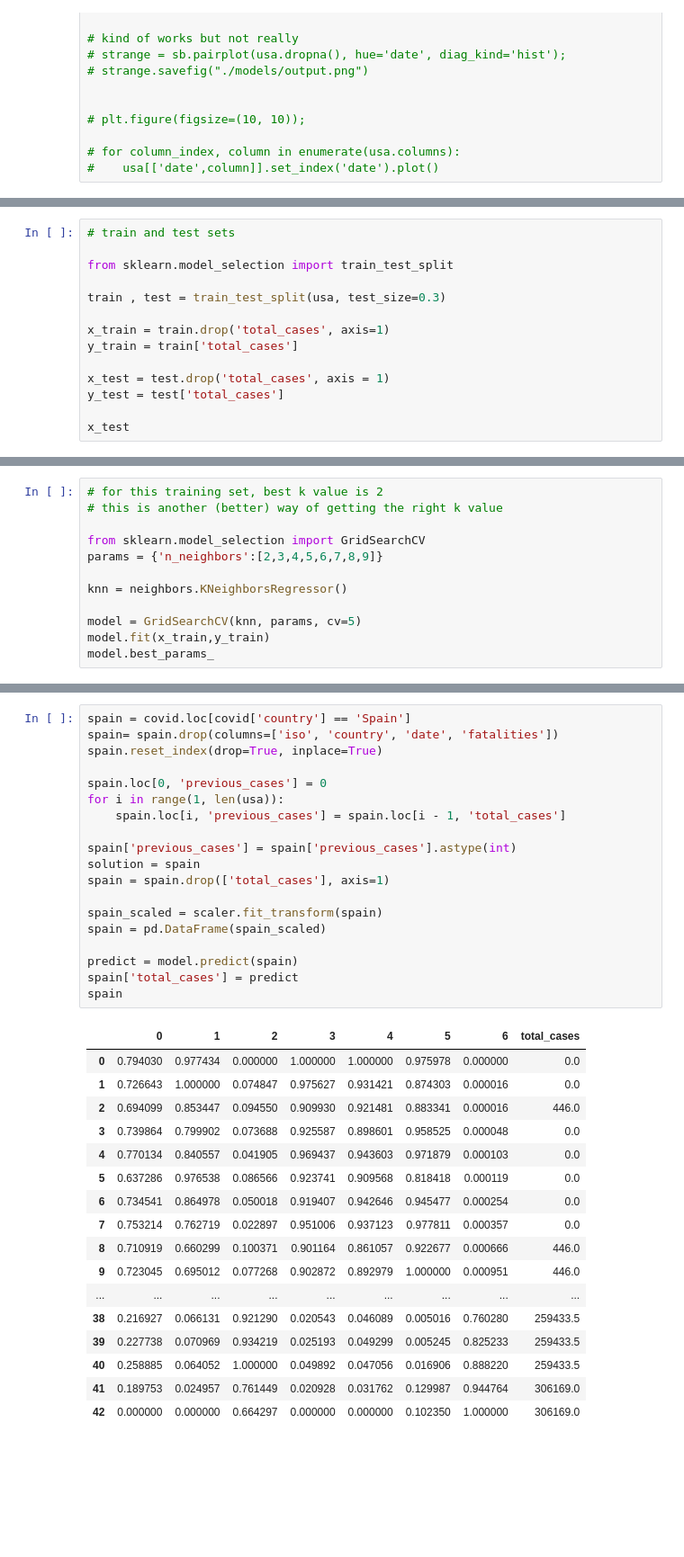
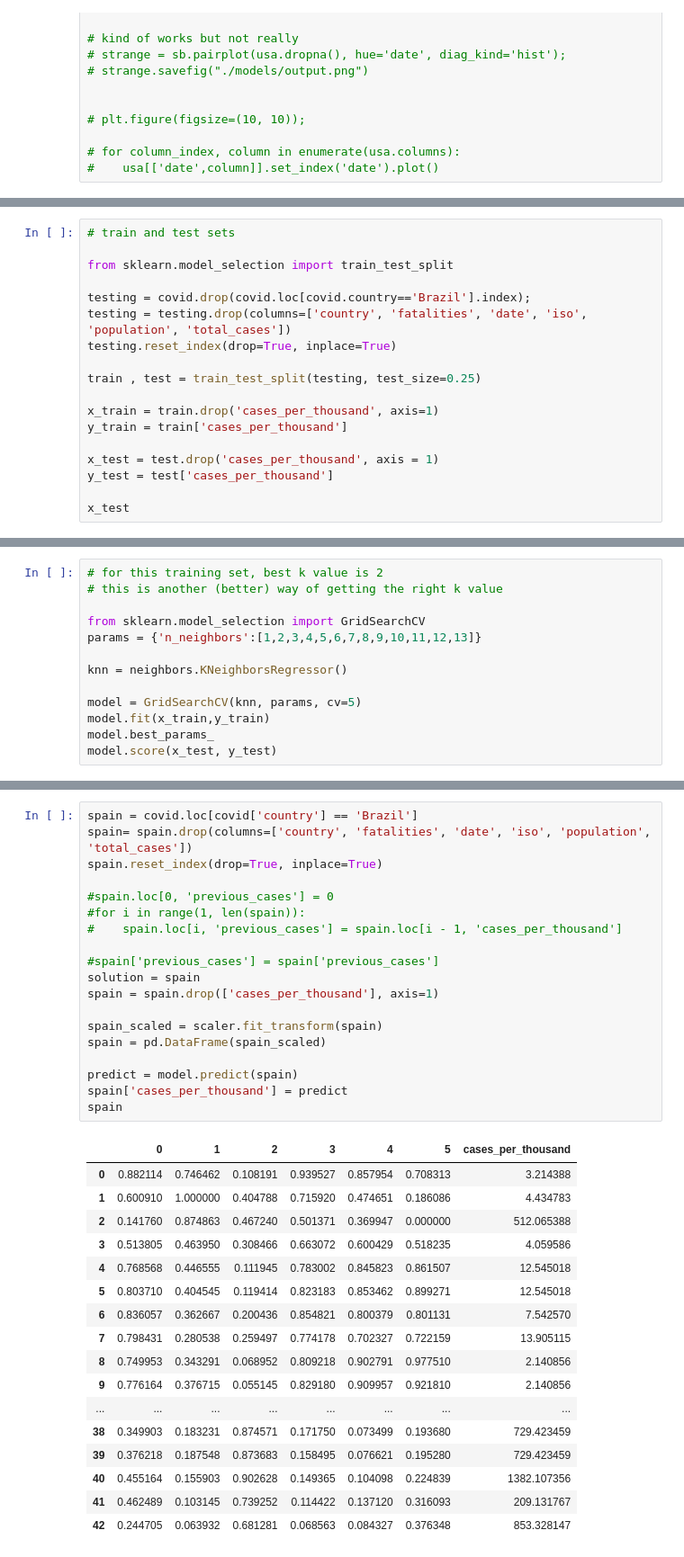
Before and after one commit to anamarisamacedo/FEUP-IART, a Jupyter notebook: TP2/DataScience/Untitled1.ipynb, the cells around one changed output, grey strips where cells are left out. Shown at 90% size. Saved outputs shown, nothing was run; the diff lists cells and outputs as text; blank space fills up the shorter version.

```diff
--- a/TP2/DataScience/Untitled1.ipynb
+++ b/TP2/DataScience/Untitled1.ipynb
@@ -79,13 +67,17 @@ usa
 
 from sklearn.model_selection import train_test_split
 
-train , test = train_test_split(usa, test_size=0.3)
+testing = covid.drop(covid.loc[covid.country=='Brazil'].index);
+testing = testing.drop(columns=['country', 'fatalities', 'date', 'iso', 'population', 'total_cases'])
+testing.reset_index(drop=True, inplace=True)
 
-x_train = train.drop('total_cases', axis=1)
-y_train = train['total_cases']
+train , test = train_test_split(testing, test_size=0.25)
 
-x_test = test.drop('total_cases', axis = 1)
-y_test = test['total_cases']
+x_train = train.drop('cases_per_thousand', axis=1)
+y_train = train['cases_per_thousand']
+
+x_test = test.drop('cases_per_thousand', axis = 1)
+y_test = test['cases_per_thousand']
 
 x_test
 # %% [output]
@@ -182,11 +171,12 @@ RMSE value for k=  20 is: 63841.60231460783
 # this is another (better) way of getting the right k value
 
 from sklearn.model_selection import GridSearchCV
-params = {'n_neighbors':[2,3,4,5,6,7,8,9]}
+params = {'n_neighbors':[1,2,3,4,5,6,7,8,9,10,11,12,13]}
 
 knn = neighbors.KNeighborsRegressor()
 
 model = GridSearchCV(knn, params, cv=5)
 model.fit(x_train,y_train)
 model.best_params_
+model.score(x_test, y_test)
 # %% [output]
@@ -194,37 +184,37 @@ model.best_params_
 # %%
-spain = covid.loc[covid['country'] == 'Spain']
-spain= spain.drop(columns=['iso', 'country', 'date', 'fatalities'])
+spain = covid.loc[covid['country'] == 'Brazil']
+spain= spain.drop(columns=['country', 'fatalities', 'date', 'iso', 'population', 'total_cases'])
 spain.reset_index(drop=True, inplace=True)
 
-spain.loc[0, 'previous_cases'] = 0
-for i in range(1, len(usa)):
-    spain.loc[i, 'previous_cases'] = spain.loc[i - 1, 'total_cases']
+#spain.loc[0, 'previous_cases'] = 0
+#for i in range(1, len(spain)):
+#    spain.loc[i, 'previous_cases'] = spain.loc[i - 1, 'cases_per_thousand']
 
-spain['previous_cases'] = spain['previous_cases'].astype(int)
+#spain['previous_cases'] = spain['previous_cases']
 solution = spain
-spain = spain.drop(['total_cases'], axis=1)
+spain = spain.drop(['cases_per_thousand'], axis=1)
 
 spain_scaled = scaler.fit_transform(spain)
 spain = pd.DataFrame(spain_scaled)
 
 predict = model.predict(spain)
-spain['total_cases'] = predict
+spain['cases_per_thousand'] = predict
 spain
 # %% [output]
-|  | 0 | 1 | 2 | 3 | 4 | 5 | 6 | total_cases |
-| 0 | 0.794030 | 0.977434 | 0.000000 | 1.000000 | 1.000000 | 0.975978 | 0.000000 | 0.0 |
-| 1 | 0.726643 | 1.000000 | 0.074847 | 0.975627 | 0.931421 | 0.874303 | 0.000016 | 0.0 |
-| 2 | 0.694099 | 0.853447 | 0.094550 | 0.909930 | 0.921481 | 0.883341 | 0.000016 | 446.0 |
-| 3 | 0.739864 | 0.799902 | 0.073688 | 0.925587 | 0.898601 | 0.958525 | 0.000048 | 0.0 |
-| 4 | 0.770134 | 0.840557 | 0.041905 | 0.969437 | 0.943603 | 0.971879 | 0.000103 | 0.0 |
-| 5 | 0.637286 | 0.976538 | 0.086566 | 0.923741 | 0.909568 | 0.818418 | 0.000119 | 0.0 |
-| 6 | 0.734541 | 0.864978 | 0.050018 | 0.919407 | 0.942646 | 0.945477 | 0.000254 | 0.0 |
-| 7 | 0.753214 | 0.762719 | 0.022897 | 0.951006 | 0.937123 | 0.977811 | 0.000357 | 0.0 |
-| 8 | 0.710919 | 0.660299 | 0.100371 | 0.901164 | 0.861057 | 0.922677 | 0.000666 | 446.0 |
-| 9 | 0.723045 | 0.695012 | 0.077268 | 0.902872 | 0.892979 | 1.000000 | 0.000951 | 446.0 |
-| ... | ... | ... | ... | ... | ... | ... | ... | ... |
-| 38 | 0.216927 | 0.066131 | 0.921290 | 0.020543 | 0.046089 | 0.005016 | 0.760280 | 259433.5 |
-| 39 | 0.227738 | 0.070969 | 0.934219 | 0.025193 | 0.049299 | 0.005245 | 0.825233 | 259433.5 |
-| 40 | 0.258885 | 0.064052 | 1.000000 | 0.049892 | 0.047056 | 0.016906 | 0.888220 | 259433.5 |
-| 41 | 0.189753 | 0.024957 | 0.761449 | 0.020928 | 0.031762 | 0.129987 | 0.944764 | 306169.0 |
-| 42 | 0.000000 | 0.000000 | 0.664297 | 0.000000 | 0.000000 | 0.102350 | 1.000000 | 306169.0 |
+|  | 0 | 1 | 2 | 3 | 4 | 5 | cases_per_thousand |
+| 0 | 0.882114 | 0.746462 | 0.108191 | 0.939527 | 0.857954 | 0.708313 | 3.214388 |
+| 1 | 0.600910 | 1.000000 | 0.404788 | 0.715920 | 0.474651 | 0.186086 | 4.434783 |
+| 2 | 0.141760 | 0.874863 | 0.467240 | 0.501371 | 0.369947 | 0.000000 | 512.065388 |
+| 3 | 0.513805 | 0.463950 | 0.308466 | 0.663072 | 0.600429 | 0.518235 | 4.059586 |
+| 4 | 0.768568 | 0.446555 | 0.111945 | 0.783002 | 0.845823 | 0.861507 | 12.545018 |
+| 5 | 0.803710 | 0.404545 | 0.119414 | 0.823183 | 0.853462 | 0.899271 | 12.545018 |
+| 6 | 0.836057 | 0.362667 | 0.200436 | 0.854821 | 0.800379 | 0.801131 | 7.542570 |
+| 7 | 0.798431 | 0.280538 | 0.259497 | 0.774178 | 0.702327 | 0.722159 | 13.905115 |
+| 8 | 0.749953 | 0.343291 | 0.068952 | 0.809218 | 0.902791 | 0.977510 | 2.140856 |
+| 9 | 0.776164 | 0.376715 | 0.055145 | 0.829180 | 0.909957 | 0.921810 | 2.140856 |
+| ... | ... | ... | ... | ... | ... | ... | ... |
+| 38 | 0.349903 | 0.183231 | 0.874571 | 0.171750 | 0.073499 | 0.193680 | 729.423459 |
+| 39 | 0.376218 | 0.187548 | 0.873683 | 0.158495 | 0.076621 | 0.195280 | 729.423459 |
+| 40 | 0.455164 | 0.155903 | 0.902628 | 0.149365 | 0.104098 | 0.224839 | 1382.107356 |
+| 41 | 0.462489 | 0.103145 | 0.739252 | 0.114422 | 0.137120 | 0.316093 | 209.131767 |
+| 42 | 0.244705 | 0.063932 | 0.681281 | 0.068563 | 0.084327 | 0.376348 | 853.328147 |
```
Also changed, not shown: parts of 8 cells of this notebook, 4 other files.
